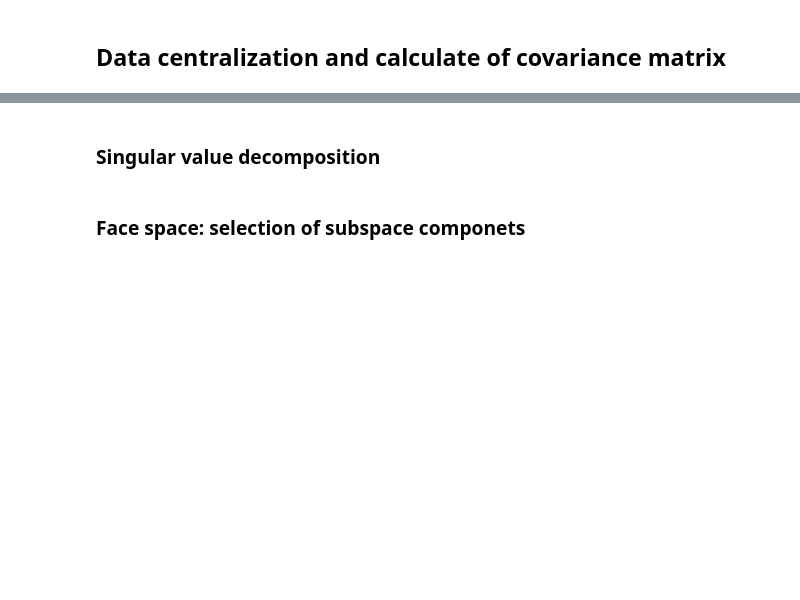
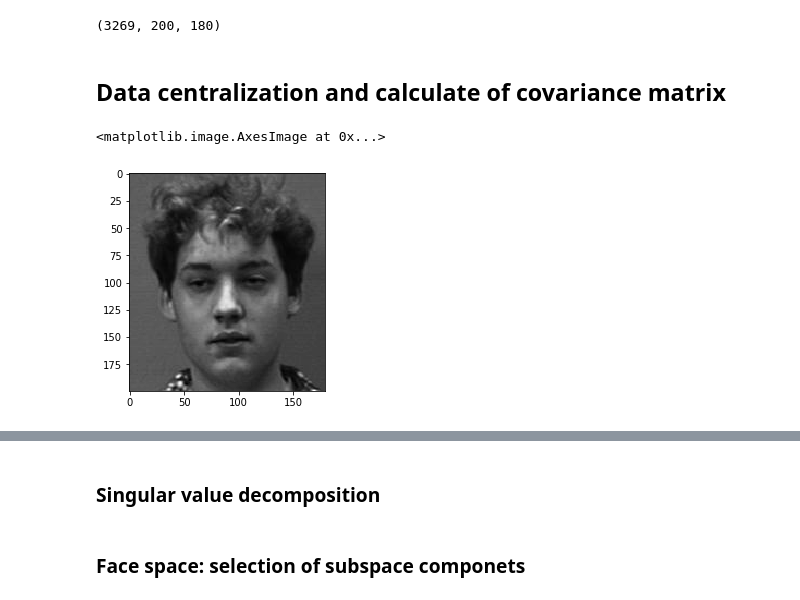
Before and after one commit to mmejiam-eafit/ms_data_science_project_i, a Jupyter notebook: eigenfaces/notebooks/Real median.ipynb, the cells around one changed output, grey strips where cells are left out. Saved outputs shown, nothing was run; the diff lists cells and outputs as text; code cells hidden in the pictures; blank space fills up the shorter version.

Commit message:
Added calculations for median as a real face

```diff
--- a/eigenfaces/notebooks/Real median.ipynb
+++ b/eigenfaces/notebooks/Real median.ipynb
@@ -26,11 +26,14 @@ from sklearn.model_selection import KFold
 faces94_male = readFaces94MaleFaces(gray=True)
 faces94_female = readFaces94FemaleFaces(gray=True)
 faces94_malestaff = readFaces94MaleStaffFaces(gray=True)
+landscapes = np.array(readLandsCapeImage(gray=True))
 
-dataset = np.vstack((faces94_male, faces94_female, faces94_malestaff))
+dataset = np.vstack((faces94_male, faces94_female, faces94_malestaff, landscapes))
 
 dataset_N, height, width = dataset.shape
 dataset.shape
+# %% [output]
+(3269, 200, 180)
 # %% [markdown]
 ## Data centralization and calculate of covariance matrix
 # %%
@@ -56,3 +59,6 @@ Min_1 #Median image index: 394 (including male, female, malestaff and landscapes
 # %%
-plt.imshow(dataset[393],plt.cm.gray)
+plt.imshow(dataset[394],plt.cm.gray)
+# %% [output]
+<matplotlib.image.AxesImage at 0x...>
+[figure, added]
 # %%
```
Also changed, not shown: parts of 25 cells of this notebook.
